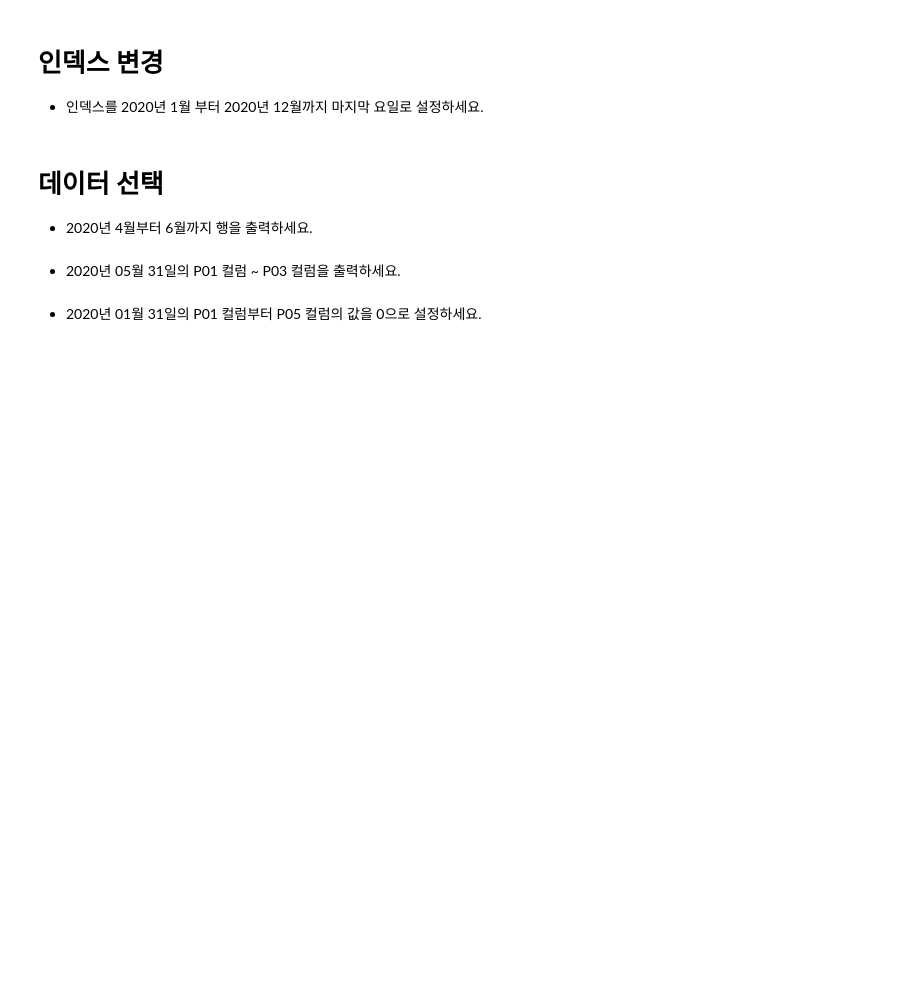
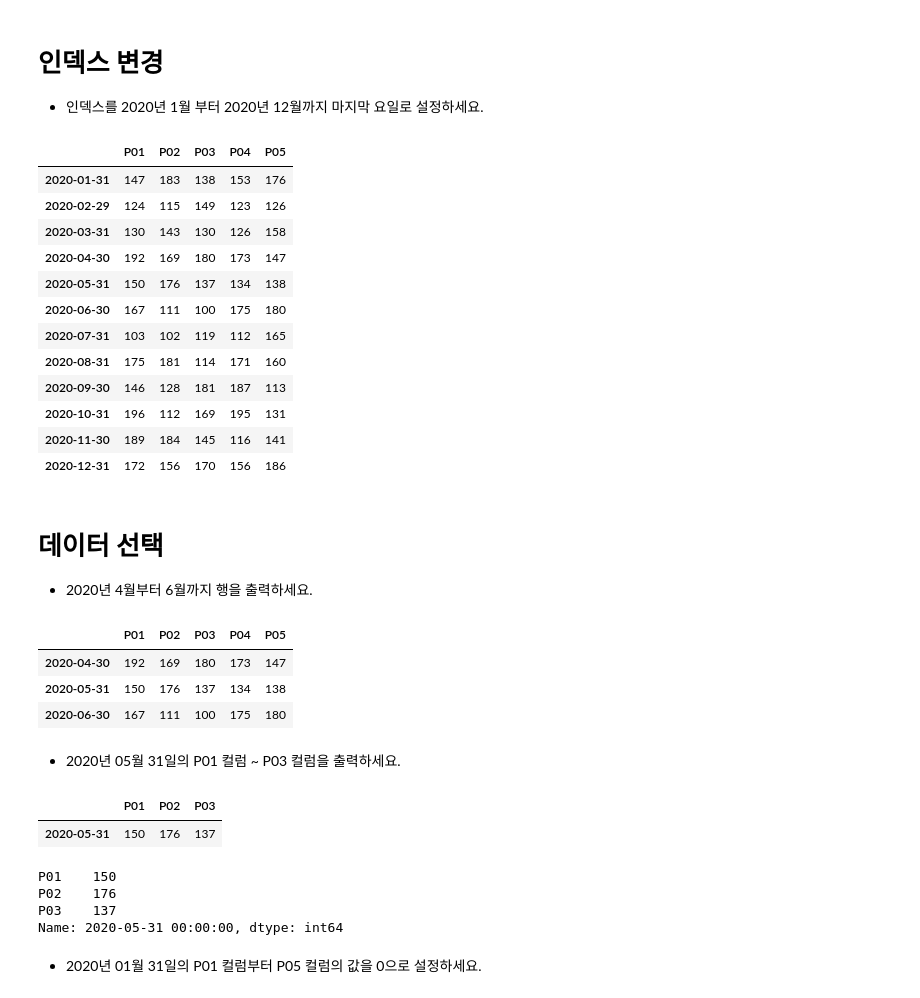
Before and after one commit to skyworld19/ds-school-advanced, a Jupyter notebook: mySUNI_WorkShop_02_Pandas_실습.ipynb, the cells around one changed output. Cells and saved outputs as stored; diff of their text form; code cells hidden in the pictures; blank space fills up the shorter version.

```diff
--- a/mySUNI_WorkShop_02_Pandas_실습.ipynb
+++ b/mySUNI_WorkShop_02_Pandas_실습.ipynb
@@ -27,20 +58,51 @@ df
 # %%
 #코드를 입력해 주세요
 # index 생성
 # date_range 함수 이용 (주기는 월(M)으로 설정)
 date = pd.date_range('20200101','20201231', freq='M')
-
 # index 속성 이용하여 date 변수를 index로 지정하세요.
-코드
+df.index = date
+df
+# %% [output]
+|  | P01 | P02 | P03 | P04 | P05 |
+| 2020-01-31 | 147 | 183 | 138 | 153 | 176 |
+| 2020-02-29 | 124 | 115 | 149 | 123 | 126 |
+| 2020-03-31 | 130 | 143 | 130 | 126 | 158 |
+| 2020-04-30 | 192 | 169 | 180 | 173 | 147 |
+| 2020-05-31 | 150 | 176 | 137 | 134 | 138 |
+| 2020-06-30 | 167 | 111 | 100 | 175 | 180 |
+| 2020-07-31 | 103 | 102 | 119 | 112 | 165 |
+| 2020-08-31 | 175 | 181 | 114 | 171 | 160 |
+| 2020-09-30 | 146 | 128 | 181 | 187 | 113 |
+| 2020-10-31 | 196 | 112 | 169 | 195 | 131 |
+| 2020-11-30 | 189 | 184 | 145 | 116 | 141 |
+| 2020-12-31 | 172 | 156 | 170 | 156 | 186 |
 # %% [markdown]
 # 데이터 선택
 - 2020년 4월부터 6월까지 행을 출력하세요.
 # %%
 #코드를 입력해 주세요
+df.loc['2020-04-01':'2020-06-30']
+# %% [output]
+|  | P01 | P02 | P03 | P04 | P05 |
+| 2020-04-30 | 192 | 169 | 180 | 173 | 147 |
+| 2020-05-31 | 150 | 176 | 137 | 134 | 138 |
+| 2020-06-30 | 167 | 111 | 100 | 175 | 180 |
 # %% [markdown]
 - 2020년 05월 31일의 P01 컬럼 ~ P03 컬럼을 출력하세요.
 # %%
 #코드를 입력해 주세요
+df.loc[['2020-05-31'],'P01':'P03']
+# %% [output]
+|  | P01 | P02 | P03 |
+| 2020-05-31 | 150 | 176 | 137 |
+# %%
+df.loc['2020-05-31', 'P01':'P03']
+# %% [output]
+P01    150
+P02    176
+P03    137
+Name: 2020-05-31 00:00:00, dtype: int64
 # %% [markdown]
 - 2020년 01월 31일의 P01 컬럼부터 P05 컬럼의 값을 0으로 설정하세요.
 # %%
```
Also changed, not shown: parts of 6 cells of this notebook.
